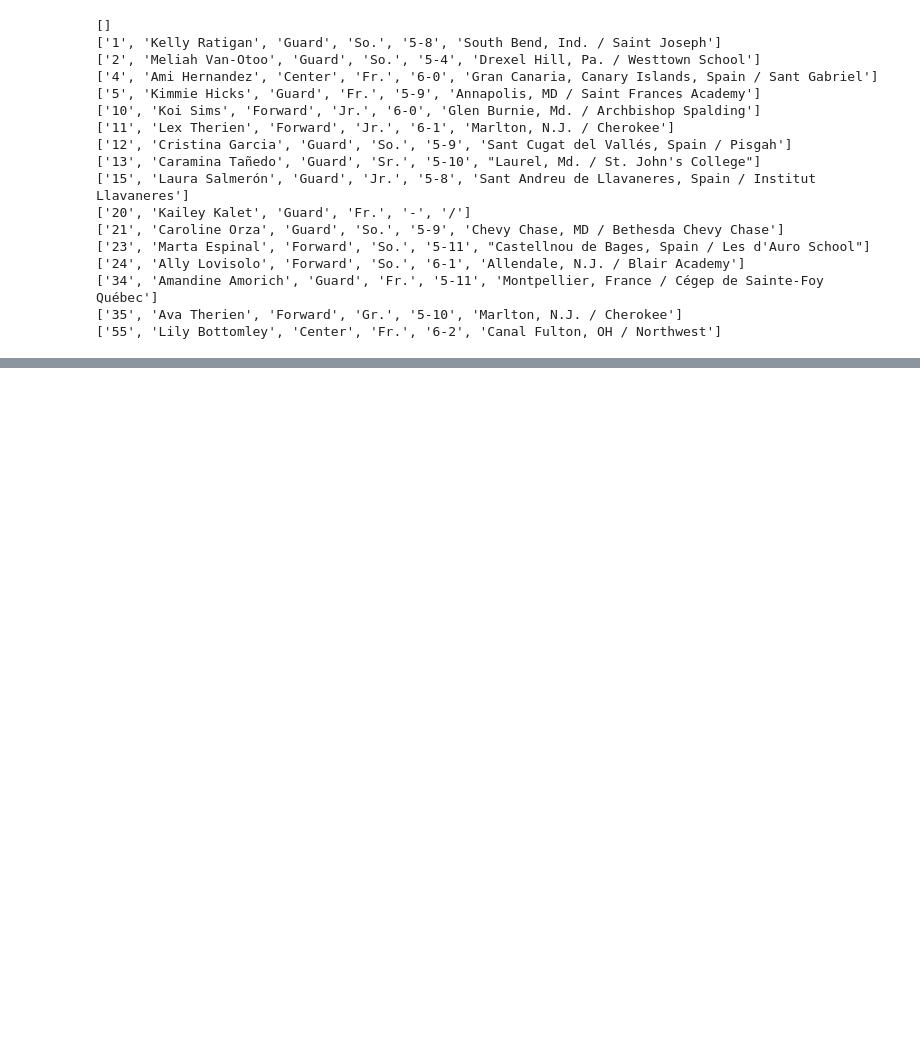
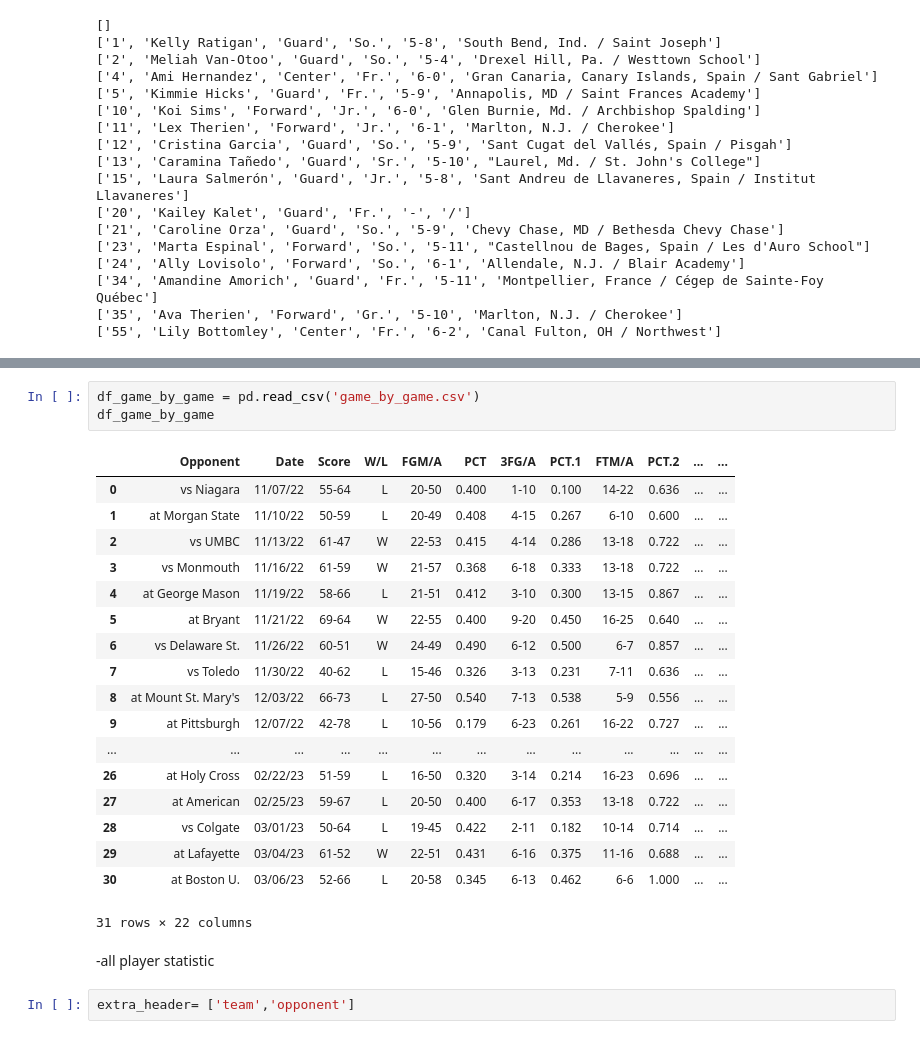
Before and after one commit to necmettinalver/US-Patriot-League, a Jupyter notebook: web_scraping.ipynb, the cells around one changed output, grey strips where cells are left out. Saved outputs shown, nothing was run; the diff lists cells and outputs as text; blank space fills up the shorter version.

Commit message:
box score loop iteration and csv finished

```diff
--- a/web_scraping.ipynb
+++ b/web_scraping.ipynb
@@ -132,0 +259,26 @@ path = 'https://loyolagreyhounds.com/'
+# %%
+df_game_by_game = pd.read_csv('game_by_game.csv')
+df_game_by_game
+# %% [output]
+|  | Opponent | Date | Score | W/L | FGM/A | PCT | 3FG/A | PCT.1 | FTM/A | PCT.2 | ... | ... |
+| 0 | vs Niagara | 11/07/22 | 55-64 | L | 20-50 | 0.400 | 1-10 | 0.100 | 14-22 | 0.636 | ... | ... |
+| 1 | at Morgan State | 11/10/22 | 50-59 | L | 20-49 | 0.408 | 4-15 | 0.267 | 6-10 | 0.600 | ... | ... |
+| 2 | vs UMBC | 11/13/22 | 61-47 | W | 22-53 | 0.415 | 4-14 | 0.286 | 13-18 | 0.722 | ... | ... |
+| 3 | vs Monmouth | 11/16/22 | 61-59 | W | 21-57 | 0.368 | 6-18 | 0.333 | 13-18 | 0.722 | ... | ... |
+| 4 | at George Mason | 11/19/22 | 58-66 | L | 21-51 | 0.412 | 3-10 | 0.300 | 13-15 | 0.867 | ... | ... |
+| 5 | at Bryant | 11/21/22 | 69-64 | W | 22-55 | 0.400 | 9-20 | 0.450 | 16-25 | 0.640 | ... | ... |
+| 6 | vs Delaware St. | 11/26/22 | 60-51 | W | 24-49 | 0.490 | 6-12 | 0.500 | 6-7 | 0.857 | ... | ... |
+| 7 | vs Toledo | 11/30/22 | 40-62 | L | 15-46 | 0.326 | 3-13 | 0.231 | 7-11 | 0.636 | ... | ... |
+| 8 | at Mount St. Mary's | 12/03/22 | 66-73 | L | 27-50 | 0.540 | 7-13 | 0.538 | 5-9 | 0.556 | ... | ... |
+| 9 | at Pittsburgh | 12/07/22 | 42-78 | L | 10-56 | 0.179 | 6-23 | 0.261 | 16-22 | 0.727 | ... | ... |
+| ... | ... | ... | ... | ... | ... | ... | ... | ... | ... | ... | ... | ... |
+| 26 | at Holy Cross | 02/22/23 | 51-59 | L | 16-50 | 0.320 | 3-14 | 0.214 | 16-23 | 0.696 | ... | ... |
+| 27 | at American | 02/25/23 | 59-67 | L | 20-50 | 0.400 | 6-17 | 0.353 | 13-18 | 0.722 | ... | ... |
+| 28 | vs Colgate | 03/01/23 | 50-64 | L | 19-45 | 0.422 | 2-11 | 0.182 | 10-14 | 0.714 | ... | ... |
+| 29 | at Lafayette | 03/04/23 | 61-52 | W | 22-51 | 0.431 | 6-16 | 0.375 | 11-16 | 0.688 | ... | ... |
+| 30 | at Boston U. | 03/06/23 | 52-66 | L | 20-58 | 0.345 | 6-13 | 0.462 | 6-6 | 1.000 | ... | ... |
+31 rows × 22 columns
+# %% [markdown]
+-all player statistic
+# %%
+extra_header= ['team','opponent']
```
Also changed, not shown: parts of 19 cells of this notebook, 1 other file.
